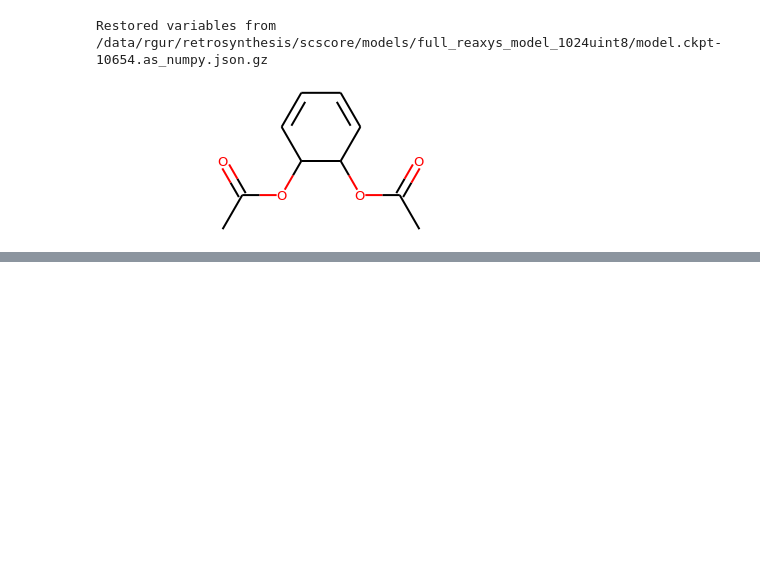
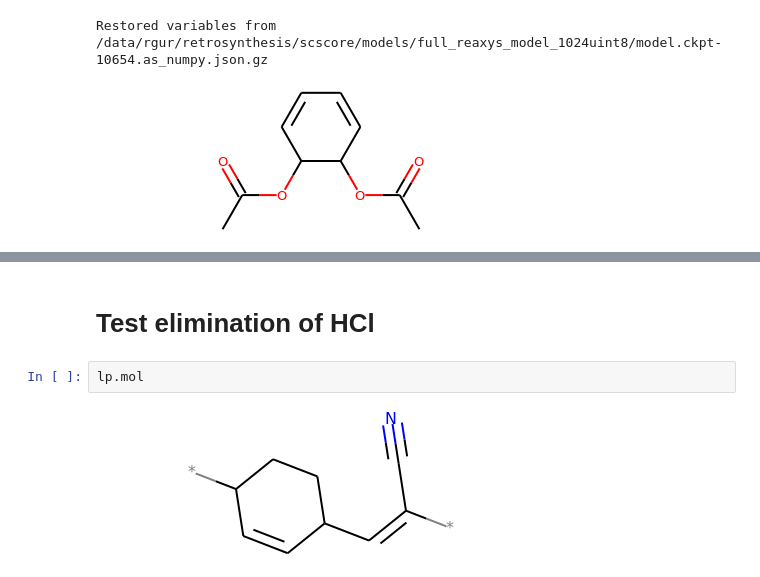
Before and after one commit to rishigurnani/hMOFs-Snurr, a Jupyter notebook: fall20_mse_8803_3.ipynb, the cells around one changed output, grey strips where cells are left out. Drawn from its saved outputs; the diff is of its cells as text; blank space fills up the shorter version.

```diff
--- a/fall20_mse_8803_3.ipynb
+++ b/fall20_mse_8803_3.ipynb
@@ -1025,0 +1075,6 @@ Restored variables from /data/rgur/retrosynthesis/scscore/models/full_reaxys_mod
+# %% [markdown]
+# Test elimination of HCl
+# %%
+lp.mol
+# %% [output]
+[figure, added]
```
Also changed, not shown: parts of 14 cells of this notebook, 3 other files.
